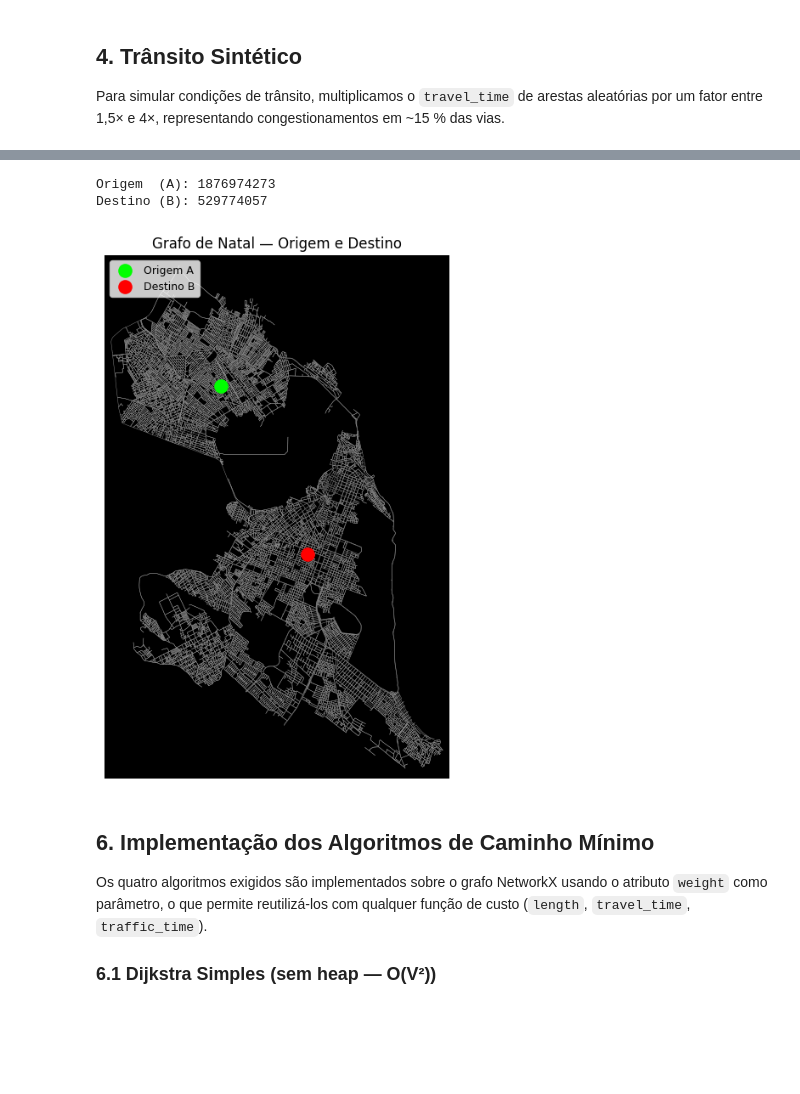
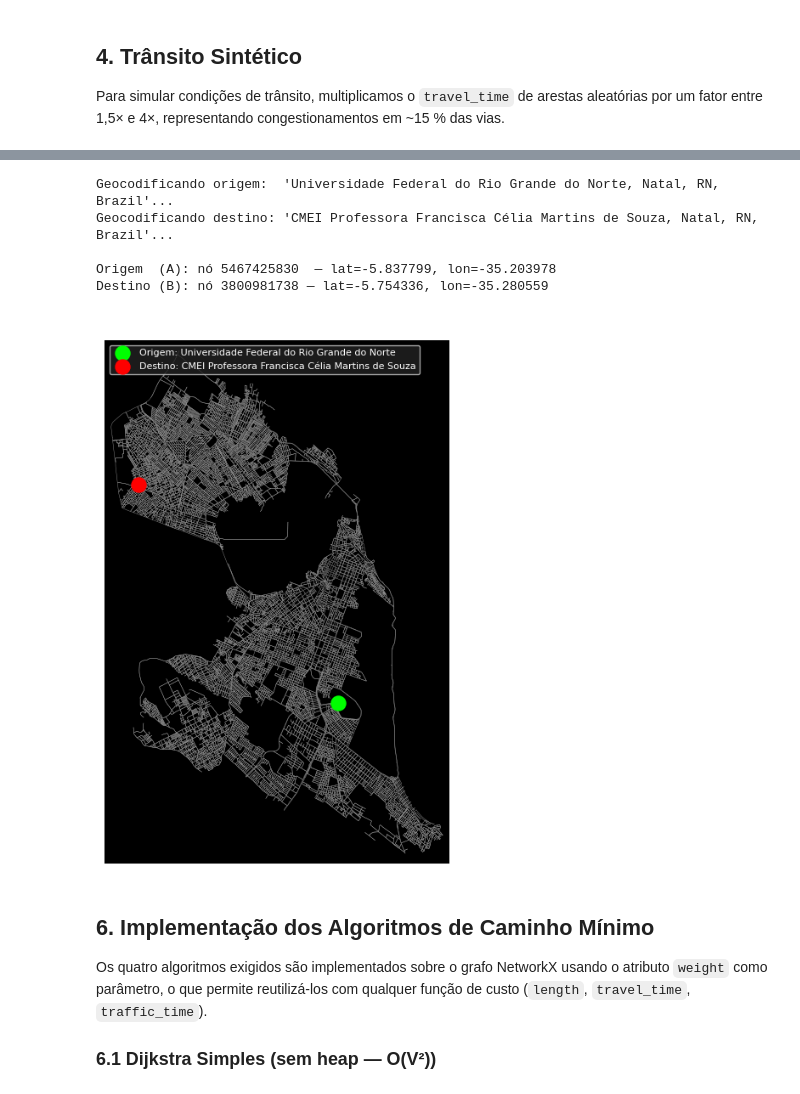
Before and after one commit to JoseFelixeng/RideSmart, a Jupyter notebook: RideSmart.ipynb, the cells around one changed output, grey strips where cells are left out. Cells and saved outputs as stored; diff of their text form; code cells hidden in the pictures; blank space fills up the shorter version.

```diff
--- a/RideSmart.ipynb
+++ b/RideSmart.ipynb
@@ -47,6 +48,8 @@ print("=" * 50)
   - `travel_time` → menor tempo sem trânsito
   - `traffic_time` → menor tempo com trânsito sintético
 # %%
+ox.settings.use_cache = True
+
 # Baixar grafo de direção (carro) de Natal
 place = "Natal, Rio Grande do Norte, Brazil"
 G = ox.graph_from_place(place, network_type='drive')
@@ -55,8 +58,8 @@ G = ox.graph_from_place(place, network_type='drive')
 G = ox.add_edge_speeds(G)
 G = ox.add_edge_travel_times(G)
 
-print(f"Nós: {G.number_of_nodes()} | Arestas: {G.number_of_edges()}")
 print("=" * 50)
 print(" ==== Grafo carregado com sucesso! ==== ")
 print("=" * 50)
+print(f"\nNós: {G.number_of_nodes()} | Arestas: {G.number_of_edges()}")
 # %% [output]
@@ -126,26 +403,64 @@ Arestas com congestionamento: 7230
 # %%
-random.seed(7)
-all_nodes = list(G.nodes)
+# ── Defina aqui os endereços ─────────────────────────────────────────
 
-origem = random.choice(all_nodes)
-destino = random.choice(all_nodes)
-while origem == destino:
-    destino = random.choice(all_nodes)
+# O endereço de destino é um lugar na zona norte da Cidade Escolhido justamente por esta em um ponto muito distante da origem
+ENDERECO_ORIGEM  = "Universidade Federal do Rio Grande do Norte, Natal, RN, Brazil"
+ENDERECO_DESTINO = "CMEI Professora Francisca Célia Martins de Souza, Natal, RN, Brazil"
 
-print(f"Origem  (A): {origem}")
-print(f"Destino (B): {destino}")
+# ─────────────────────────────────────────────────────────────────────
 
-# Visualizar
-ox_fig, ox_ax = ox.plot_graph(G, node_size=0, edge_linewidth=0.3, show=False, close=False, bgcolor='k')
-ox_ax.scatter(G.nodes[origem]["x"], G.nodes[origem]["y"], c='lime', s=120, zorder=5, label='Origem A')
-ox_ax.scatter(G.nodes[destino]["x"], G.nodes[destino]["y"], c='red',  s=120, zorder=5, label='Destino B')
-ox_ax.legend(loc='upper left', fontsize=9)
-plt.title("Grafo de Natal — Origem e Destino")
+def geocodificar(endereco):
+    """
+    Converte um endereço em texto para (latitude, longitude)
+    usando o Nominatim via OSMnx.
+    Lança ValueError se o endereço não for encontrado.
+    """
+    ponto = ox.geocode(endereco)
+    if ponto is None:
+        raise ValueError(f"Endereço não encontrado: '{endereco}'")
+    return ponto  # (lat, lon)
+
+
+def endereco_para_no(G, endereco):
+    """
+    Geocodifica o endereço e retorna o nó do grafo G mais próximo.
+    """
+    lat, lon = geocodificar(endereco)
+    no = ox.distance.nearest_nodes(G, X=lon, Y=lat)
+    return no, lat, lon
+
+
+# Geocodificar origem e destino
+print(f"Geocodificando origem:  '{ENDERECO_ORIGEM}'...")
+origem,  lat_orig,  lon_orig  = endereco_para_no(G, ENDERECO_ORIGEM)
+
+print(f"Geocodificando destino: '{ENDERECO_DESTINO}'...")
+destino, lat_dest,  lon_dest  = endereco_para_no(G, ENDERECO_DESTINO)
+
+print(f"\nOrigem  (A): nó {origem}  — lat={lat_orig:.6f}, lon={lon_orig:.6f}")
+print(f"Destino (B): nó {destino} — lat={lat_dest:.6f}, lon={lon_dest:.6f}")
+
+if origem == destino:
+    raise ValueError("Origem e destino resultaram no mesmo nó. Use endereços mais distantes.")
+
+# ── Visualização ─────────────────────────────────────────────────────────
+ox_fig, ox_ax = ox.plot_graph(
+    G, node_size=0, edge_linewidth=0.3,
+    show=False, close=False, bgcolor='k'
+)
+
+ox_ax.scatter(lon_orig,  lat_orig,  c='lime', s=150, zorder=5, label=f'Origem: {ENDERECO_ORIGEM.split(",")[0]}')
+ox_ax.scatter(lon_dest,  lat_dest,  c='red',  s=150, zorder=5, label=f'Destino: {ENDERECO_DESTINO.split(",")[0]}')
+ox_ax.legend(loc='upper left', fontsize=8, facecolor='#222', labelcolor='white')
+plt.title("Grafo de Natal — Origem e Destino", color='white')
 plt.show()
 # %% [output]
-Origem  (A): 1876974273
-Destino (B): 529774057
+Geocodificando origem:  'Universidade Federal do Rio Grande do Norte, Natal, RN, Brazil'...
+Geocodificando destino: 'CMEI Professora Francisca Célia Martins de Souza, Natal, RN, Brazil'...
+
+Origem  (A): nó 5467425830  — lat=-5.837799, lon=-35.203978
+Destino (B): nó 3800981738 — lat=-5.754336, lon=-35.280559
-[figure, old version]
+[figure, new version]
 # %% [markdown]
 ## 6. Implementação dos Algoritmos de Caminho Mínimo
 
```
Also changed, not shown: parts of 14 cells of this notebook.
